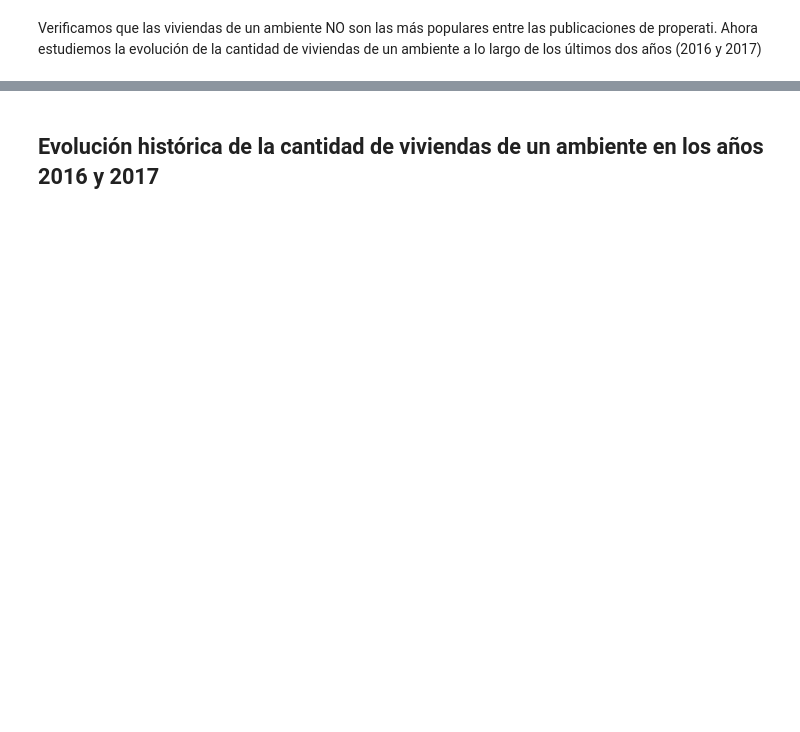
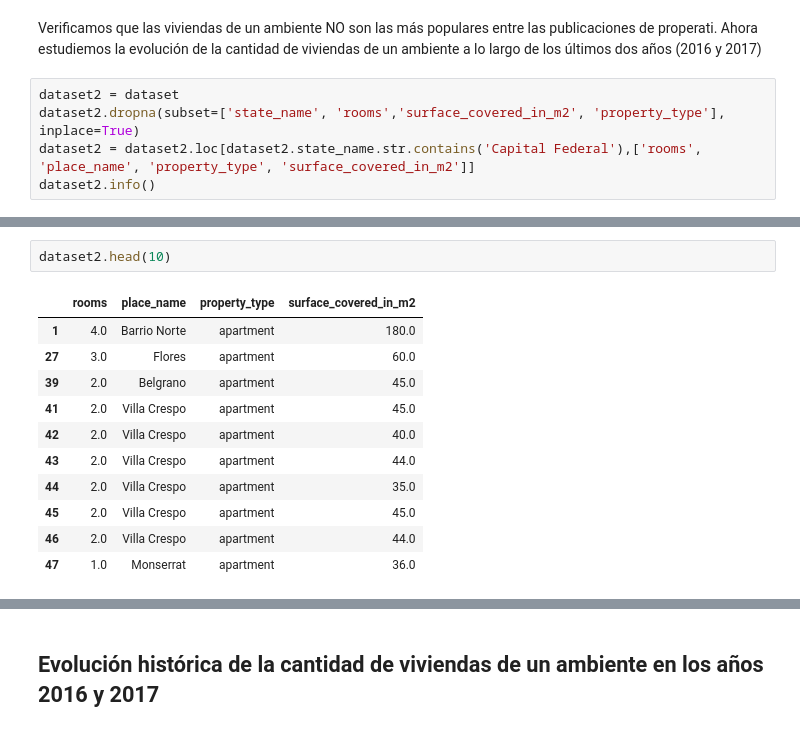
Before and after one commit to nicolaslongo/datos-TP1, a Jupyter notebook: Tendencia o crisis habitacional.ipynb, the cells around one changed output, grey strips where cells are left out. Drawn from its saved outputs; the diff is of its cells as text; blank space fills up the shorter version.

```diff
--- a/Tendencia o crisis habitacional.ipynb
+++ b/Tendencia o crisis habitacional.ipynb
@@ -132,2 +161,7 @@ plt.show()
 # %% [markdown]
 Verificamos que las viviendas de un ambiente NO son las más populares entre las publicaciones de properati. Ahora estudiemos la evolución de la cantidad de viviendas de un ambiente a lo largo de los últimos dos años (2016 y 2017)
+# %%
+dataset2 = dataset
+dataset2.dropna(subset=['state_name', 'rooms','surface_covered_in_m2', 'property_type'], inplace=True)
+dataset2 = dataset2.loc[dataset2.state_name.str.contains('Capital Federal'),['rooms', 'place_name', 'property_type', 'surface_covered_in_m2']]
+dataset2.info()
@@ -133,0 +178,14 @@ Verificamos que las viviendas de un ambiente NO son las más populares entre las
+# %%
+dataset2.head(10)
+# %% [output]
+|  | rooms | place_name | property_type | surface_covered_in_m2 |
+| 1 | 4.0 | Barrio Norte | apartment | 180.0 |
+| 27 | 3.0 | Flores | apartment | 60.0 |
+| 39 | 2.0 | Belgrano | apartment | 45.0 |
+| 41 | 2.0 | Villa Crespo | apartment | 45.0 |
+| 42 | 2.0 | Villa Crespo | apartment | 40.0 |
+| 43 | 2.0 | Villa Crespo | apartment | 44.0 |
+| 44 | 2.0 | Villa Crespo | apartment | 35.0 |
+| 45 | 2.0 | Villa Crespo | apartment | 45.0 |
+| 46 | 2.0 | Villa Crespo | apartment | 44.0 |
+| 47 | 1.0 | Monserrat | apartment | 36.0 |
```
Also changed, not shown: parts of 16 cells of this notebook, 1 other file.
